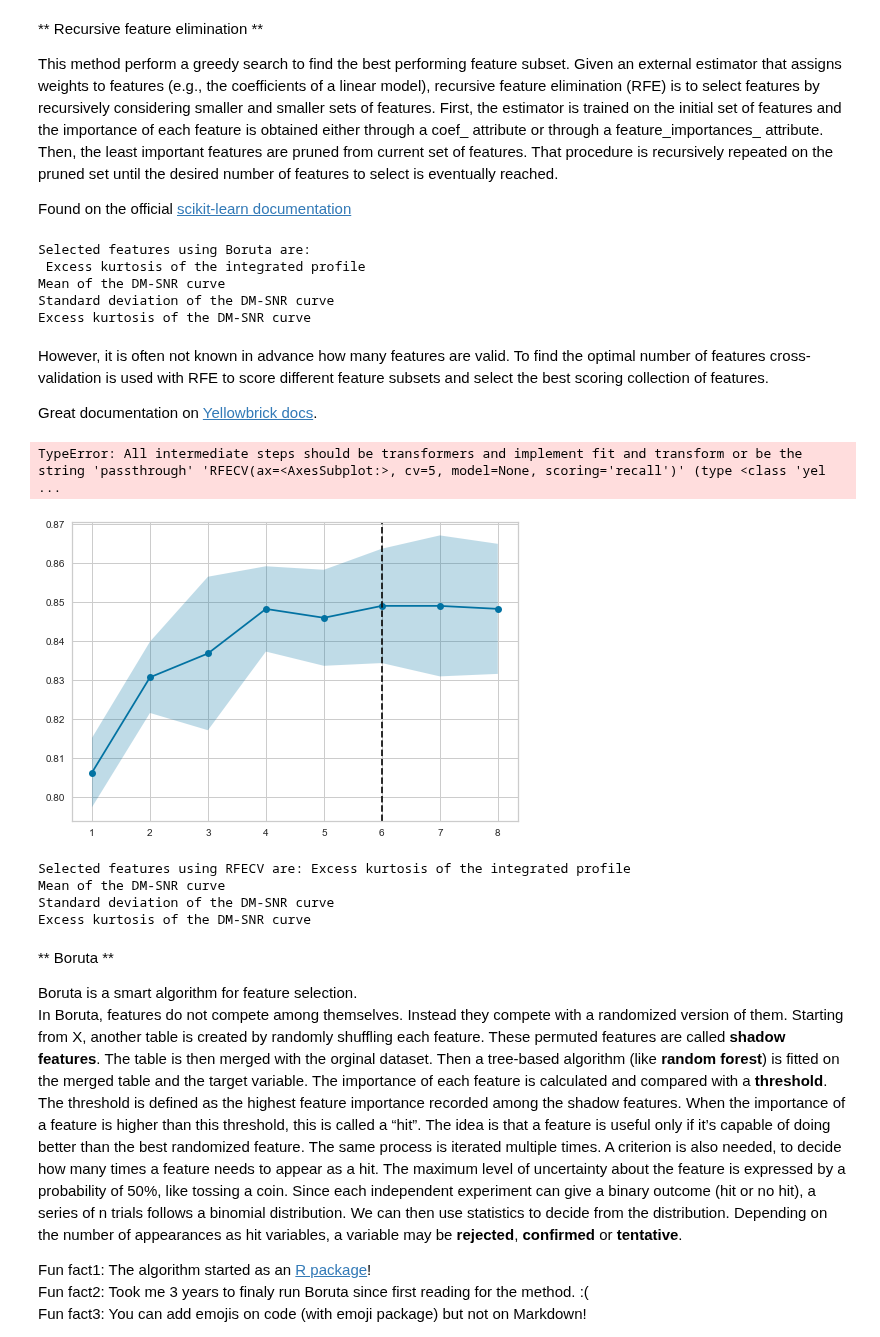
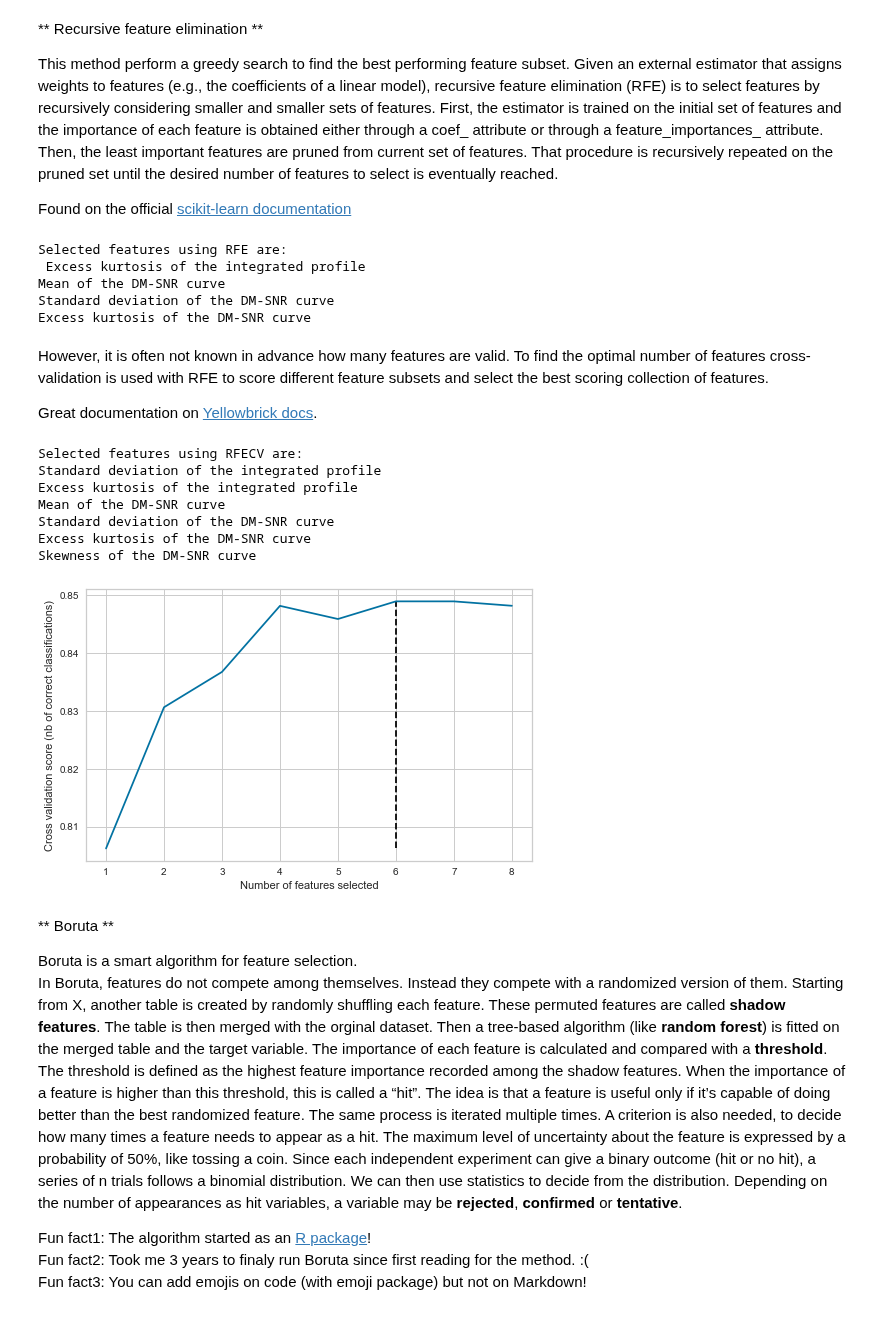
Before and after one commit to foukonana/MSc_MachineLearning_Asgmts, a Jupyter notebook: Assignments/Asgmt7_FeatureSelection/asgmt7_feat_selection_afoudouli.ipynb, the cells around one changed output. Drawn from its saved outputs; the diff is of its cells as text; code cells hidden in the pictures.

Commit message:
added pipelines, changes rfecv from yellobrick to sklearn

```diff
--- a/Assignments/Asgmt7_FeatureSelection/asgmt7_feat_selection_afoudouli.ipynb
+++ b/Assignments/Asgmt7_FeatureSelection/asgmt7_feat_selection_afoudouli.ipynb
@@ -55,10 +57,10 @@ y = data['target_class'].astype(int)
 
 X_train, X_test, y_train, y_test = train_test_split(X, y, test_size=0.20, random_state=556, stratify=y)
 # %%
-scaler = MinMaxScaler()
+# scaler = MinMaxScaler()
 
-X_train = scaler.fit_transform(X_train)
-X_test = scaler.transform(X_test)
+# X_train = scaler.fit_transform(X_train)
+# X_test = scaler.transform(X_test)
 # %% [markdown]
 ** Feature Selection **
 
@@ -131,18 +163,21 @@ Selected variables using backward selection are: Standard deviation of the integ
 # %% [markdown]
 _We can use the same python code to find the optimal number of features and not directly specifying to keep only 4. The resulting model performance is ploted._
 # %%
+scaler = MinMaxScaler()
 clf = XGBClassifier(n_jobs=-1)
-sfs = SFS(clf,
-          k_features=(2,8),
-          forward=True,
-          floating=False,
-          scoring = 'recall',
-          cv = 5)
-sfs.fit(X_train, y_train)
+sfs_bcwd_opt_selector = SFS(clf,
+                            k_features=(2,8),
+                            forward=False,
+                            floating=False,
+                            scoring='recall',
+                            cv=5)
 
-X_sfe = sfs.transform(X_train)
-print(f'The optimal number of variables using forward selection are {len(sfs.k_feature_idx_)}. Selected features are:\n', '\n'.join([y for x,y in enumerate(feature_names) if x in sfs.k_feature_idx_]))
+sfs_bcwd_opt_pipe = Pipeline([('scaler', scaler),
+                              ('selector', sfs_bcwd_opt_selector),
+                              ('classifier', clf)])
 
-plot_sfs(sfs.get_metric_dict(), kind='std_dev')
-plt.title('Sequential Forward Selection (w. StdErr)');
+sfs_bcwd_opt_pipe.fit(X_train, y_train)
+
+print(f'The optimal number of variables using backward selection are {len(sfs_bcwd_opt_pipe.named_steps["selector"].k_feature_idx_)}. Selected features are:')
+print('\n'.join([y for x,y in enumerate(feature_names) if x in sfs_bcwd_opt_pipe.named_steps['selector'].k_feature_idx_]))
 # %% [output]
@@ -166,9 +206,10 @@ rfe_pipe = Pipeline([('scaler', scaler),
 
 rfe_pipe.fit(X_train, y_train)
 
-print('Selected features using RFE are:\n', '\n'.join([x for x,y in zip(feature_names, rfe_pipe.named_steps['selector'].get_support()) if y]))
+print('Selected features using RFE are:')
+print('\n'.join([x for x,y in zip(feature_names, rfe_pipe.named_steps['selector'].get_support()) if y]))
 # %% [output]
-Selected features using Boruta are:
+Selected features using RFE are:
  Excess kurtosis of the integrated profile
 Mean of the DM-SNR curve
 Standard deviation of the DM-SNR curve
@@ -190,25 +231,30 @@ rfecv_pipe = Pipeline([('scaler', scaler),
 
 rfecv_pipe.fit(X_train, y_train)
 
-print('Selected features using RFECV are:\n', '\n'.join([x for x,y in zip(feature_names, rfecv_pipe.named_steps['selector'].get_support()) if y]))
+print('Selected features using RFECV are:')
+print('\n'.join([x for x,y in zip(feature_names, rfecv_pipe.named_steps['selector'].get_support()) if y]))
 # %% [output]
-TypeError: All intermediate steps should be transformers and implement fit and transform or be the string 'passthrough' 'RFECV(ax=<AxesSubplot:>, cv=5, model=None, scoring='recall')' (type <class 'yel ...
+Selected features using RFECV are:
+Standard deviation of the integrated profile
+Excess kurtosis of the integrated profile
+Mean of the DM-SNR curve
+Standard deviation of the DM-SNR curve
+Excess kurtosis of the DM-SNR curve
+Skewness of the DM-SNR curve
-# %%
-clf = XGBClassifier(n_jobs=-1)
-
-rfecv_selection = RFECV(clf, cv=5, n_jobs=-1, scoring='recall')
-rfecv_selection.fit(X_train, y_train)
-
-X_rfecv = rfecv_selection.transform(X_train)
-
-visualizer.show();
-print('Selected features using RFECV are:\n', '\n'.join([x for x,y in zip(feature_names, rfecv_selection.get_support()) if y]))
-# %% [output]
-[figure, removed]
-Selected features using RFECV are: Excess kurtosis of the integrated profile
-Mean of the DM-SNR curve
-Standard deviation of the DM-SNR curve
-Excess kurtosis of the DM-SNR curve
+# %%
+plt.figure(figsize=(8,5))
+plt.xlabel('Number of features selected')
+plt.ylabel('Cross validation score (nb of correct classifications)')
+plt.plot(range(1, len(rfecv_pipe.named_steps['selector'].grid_scores_) + 1), rfecv_pipe.named_steps['selector'].grid_scores_)
+plt.vlines(x=np.where(rfecv_pipe.named_steps['selector'].grid_scores_==rfecv_pipe.named_steps['selector'].grid_scores_.max())[0]+1,
+    ymin=rfecv_pipe.named_steps['selector'].grid_scores_.min(),
+    ymax=rfecv_pipe.named_steps['selector'].grid_scores_.max(),
+    linestyles='--',
+    color='black')
+
+plt.show()
+# %% [output]
+[figure, added]
 # %% [markdown]
 ** Boruta **
 
```
Also changed, not shown: parts of 8 cells of this notebook.
